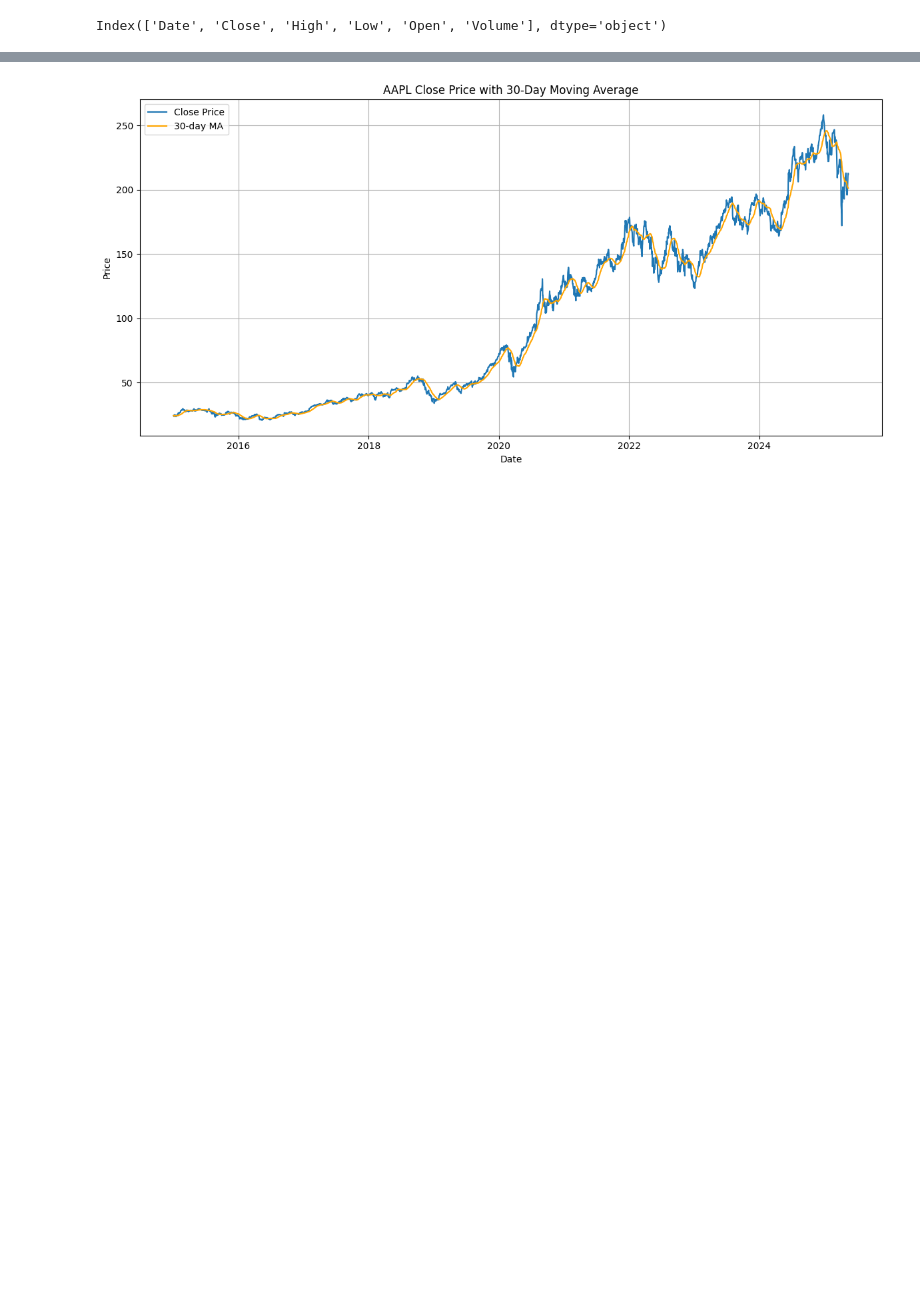
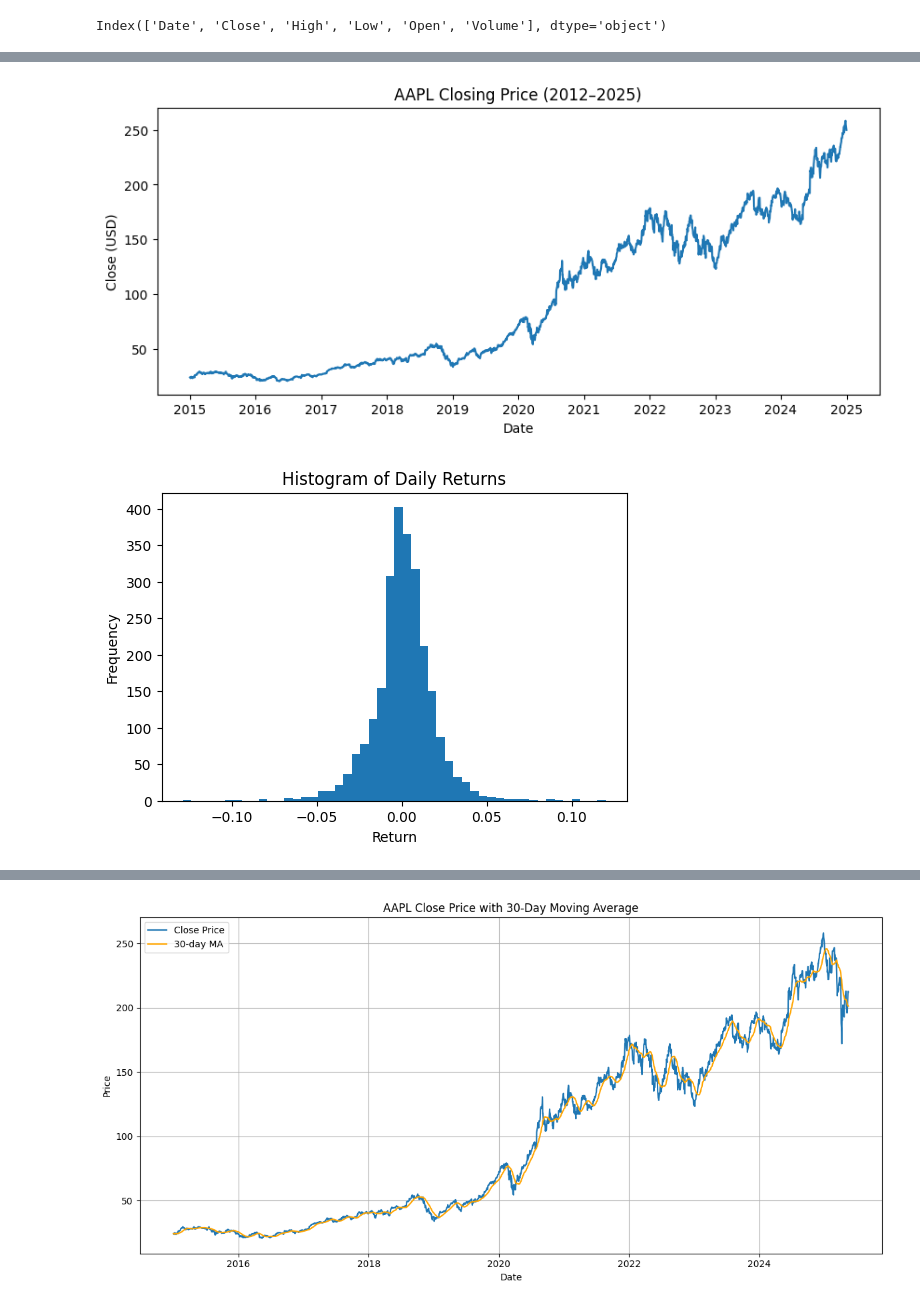
Before and after one commit to huyhuy382003/Apple_stocks_predict, a Jupyter notebook: Apple_Predict.ipynb, the cells around one changed output, grey strips where cells are left out. Drawn from its saved outputs; the diff is of its cells as text; code cells hidden in the pictures; blank space fills up the shorter version.

```diff
--- a/Apple_Predict.ipynb
+++ b/Apple_Predict.ipynb
@@ -16,11 +16,11 @@ spark = SparkSession.builder.appName("StockDataProcessing").getOrCreate()
 
 # Thiết lập thời gian tải dữ liệu
 START = "2015-01-01"
-TODAY = date.today().strftime("%Y-%m-%d")
+END = "2025-01-01"
 # %%
 # Hàm tải dữ liệu từ Yahoo Finance
 def load_data(ticker):
-    data = yf.download(ticker, START, TODAY)
+    data = yf.download(ticker, START, END)
     data.reset_index(inplace=True)
     return data
 # %%
@@ -39,3 +39,64 @@ df_spark = spark.createDataFrame(df)
 YF.download() has changed argument auto_adjust default to True
 [*********************100%***********************]  1 of 1 completed
 Index(['Date', 'Close', 'High', 'Low', 'Open', 'Volume'], dtype='object')
+# %%
+# ── Cell 3: PySpark EDA on AAPL (fixed) ─────────────────────────
+import yfinance as yf
+import pandas as pd
+from pyspark.sql.functions import to_date, col
+from pyspark.sql.types import DoubleType
+
+
+# 2) Flatten MultiIndex columns if present
+if isinstance(df.columns, pd.MultiIndex):
+    df.columns = df.columns.get_level_values(0)
+
+# 3) Keep only needed columns
+pdf = df[["Date", "Open", "High", "Low", "Close", "Volume"]]
+
+# 4) Spark DataFrame + cast types
+sdf = spark.createDataFrame(pdf)
+for c in ["Open", "High", "Low", "Close", "Volume"]:
+    sdf = sdf.withColumn(c, col(c).cast(DoubleType()))
+sdf = sdf.withColumn("Date", to_date(col("Date"), "yyyy-MM-dd"))
+
+# ── EDA ───────────────────────────────────────────────────────────
+# a) Schema & sample
+print("Schema:")
+sdf.printSchema()
+print("\nFirst 5 rows:")
+sdf.show(5, truncate=False)
+
+# b) Summary statistics
+desc = sdf.describe().toPandas().set_index("summary").T
+print("\nSummary Statistics:")
+print(desc)
+
+# c) Convert to pandas for plotting
+pdf2 = sdf.orderBy("Date").toPandas()
+pdf2["Return"] = pdf2["Close"].pct_change()
+
+import matplotlib.pyplot as plt
+import seaborn as sb
+
+# d) Closing price over time
+plt.figure(figsize=(10,4))
+plt.plot(pdf2["Date"], pdf2["Close"], label="Close")
+plt.title("AAPL Closing Price (2012–2025)")
+plt.xlabel("Date"); plt.ylabel("Close (USD)")
+plt.show()
+
+# e) Histogram of daily returns
+plt.figure(figsize=(6,4))
+plt.hist(pdf2["Return"].dropna(), bins=50)
+plt.title("Histogram of Daily Returns")
+plt.xlabel("Return"); plt.ylabel("Frequency")
+plt.show()
+
+# f) Correlation heatmap
+corr = pdf2[["Open","High","Low","Close","Volume","Return"]].corr()
+plt.figure(figsize=(6,5))
+sb.heatmap(corr, annot=True, cmap="RdBu_r", linewidths=0.5)
+plt.title("Feature Correlation")
+plt.show()
+# %% [output]
@@ -41,0 +120,2 @@ Index(['Date', 'Close', 'High', 'Low', 'Open', 'Volume'], dtype='object')
+[figure, added]
+[figure, added]
```
Also changed, not shown: parts of 3 cells of this notebook.
